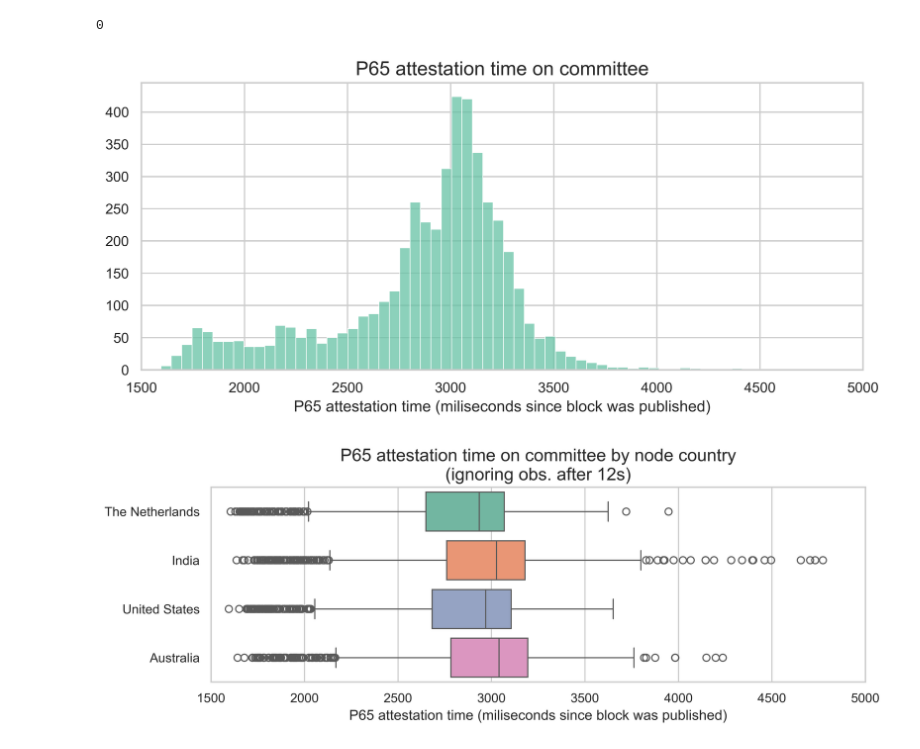
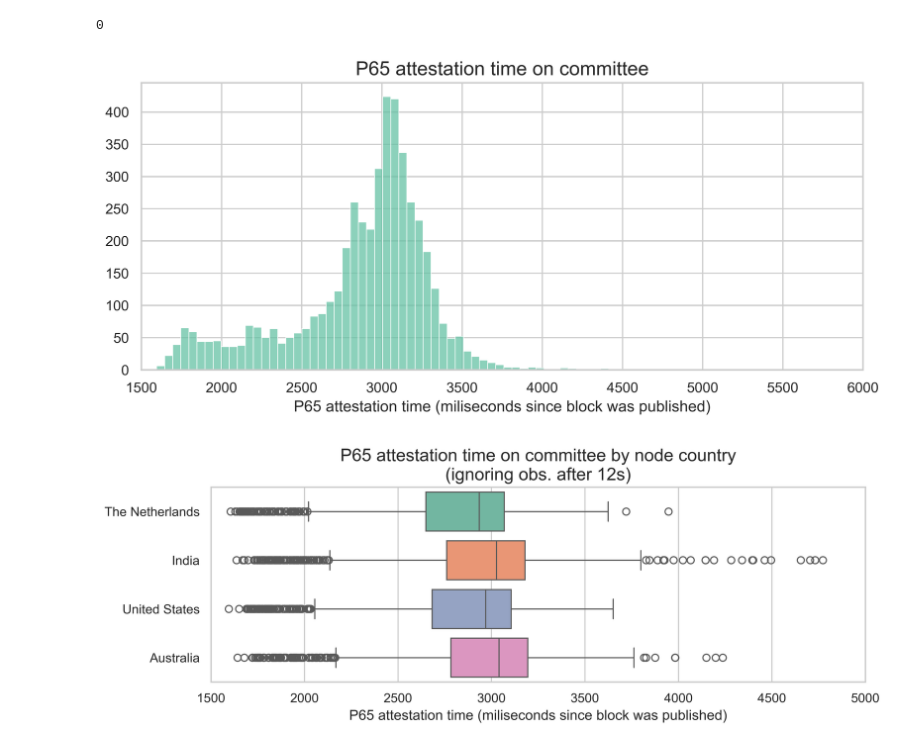
Before and after one commit to misilva73/eth-slot-analysis, a Jupyter notebook: notebooks/2.2-committee-attestations-with-relay.ipynb, the cells around one changed output. Drawn from its saved outputs; the diff is of its cells as text; code cells hidden in the pictures.

```diff
--- a/notebooks/2.2-committee-attestations-with-relay.ipynb
+++ b/notebooks/2.2-committee-attestations-with-relay.ipynb
@@ -182,16 +182,16 @@ print(len(df[df["p65"]>=12000]))
 # %%
 plt.figure(figsize=(10, 4))
 sns.histplot(
     data=df,
     x="p65"
 )
-plt.xlim(1500,5000)
+plt.xlim(1500,6000)
 plt.title("P65 attestation time on committee")
 plt.ylabel("")
 plt.xlabel("P65 attestation time (miliseconds since block was published)")
 plt.show()
 # %% [output]
-[figure, old version]
+[figure, new version]
 # %%
 plt.figure(figsize=(10, 3))
 sns.boxplot(
```
Also changed, not shown: parts of 3 cells of this notebook, 1 other file.
